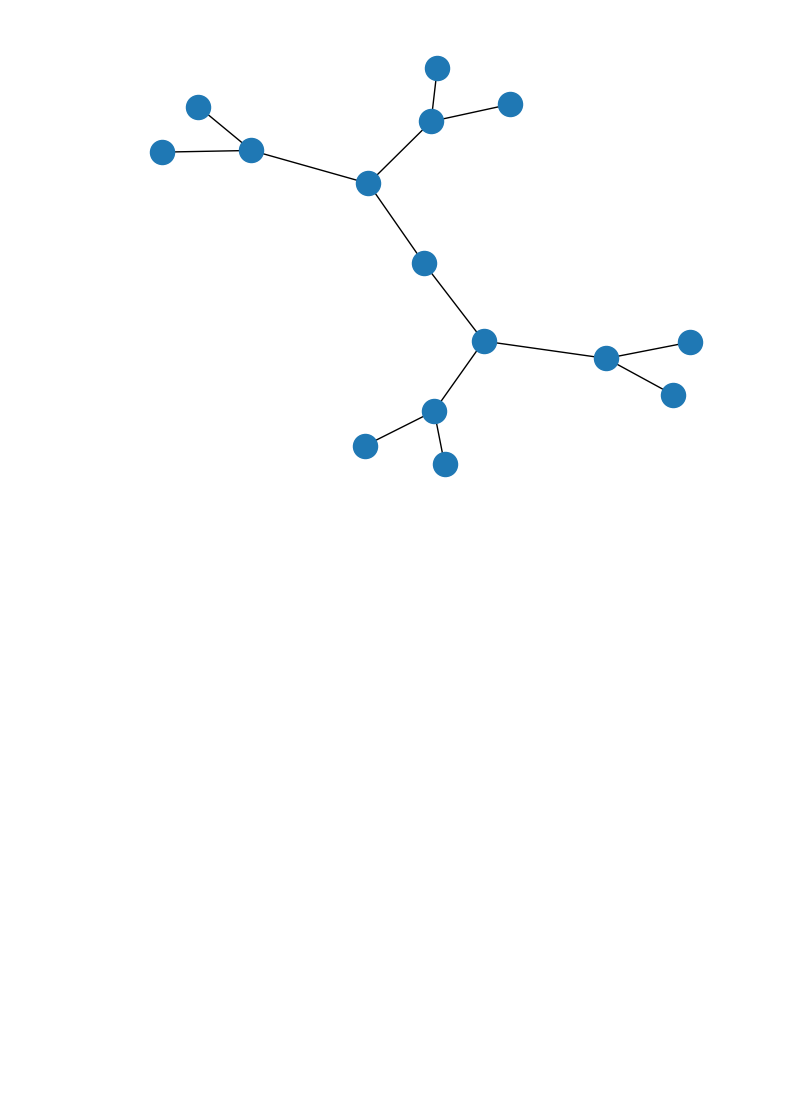
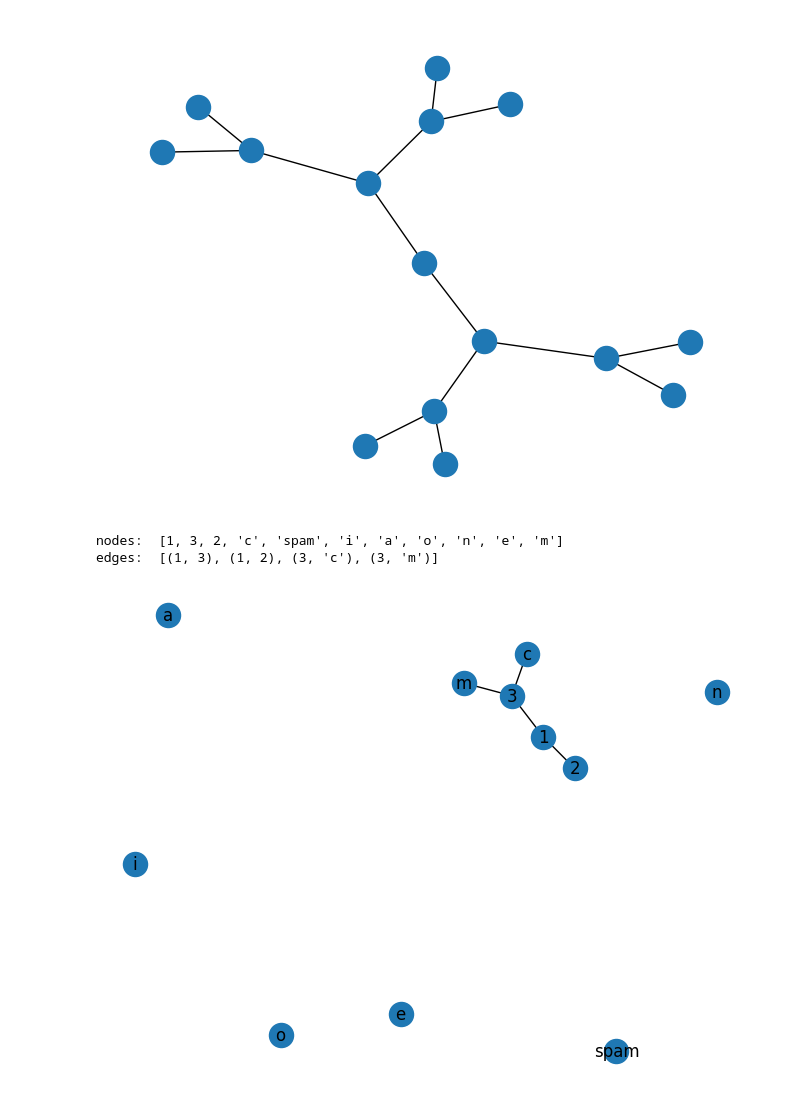
Before and after one commit to marielean/ChargingStations, a Jupyter notebook: prova.ipynb, the cells around one changed output. Saved outputs shown, nothing was run; the diff lists cells and outputs as text; code cells hidden in the pictures; blank space fills up the shorter version.

```diff
--- a/prova.ipynb
+++ b/prova.ipynb
@@ -62,3 +60,28 @@ G = nx.balanced_tree(2, 3)
 nx.draw(G)
 # %% [output]
 [figure]
+# %%
+'''
+PROVE DI FUNZIONI DI LIBRERIA:
+    - add_edges_from()
+    - add_edge()
+    - add_node()
+    - add_nodes_from()
+'''
+G = nx.Graph()
+
+G.add_edges_from([(1, 3), (1,2), (3, 'c')])
+G.add_node(1, time='5pm', location='home')
+G.add_edge(1, 2)
+G.add_node("spam")        # adds node "spam"
+G.add_nodes_from("ciaone")  # adds 4 nodes: 's', 'p', 'a', 'm'
+G.add_edge(3, 'm')
+
+nx.draw(G, with_labels=True)
+
+print("nodes: ", G.nodes())
+print("edges: ", G.edges())
+# %% [output]
+nodes:  [1, 3, 2, 'c', 'spam', 'i', 'a', 'o', 'n', 'e', 'm']
+edges:  [(1, 3), (1, 2), (3, 'c'), (3, 'm')]
+[figure, added]
```
Also changed, not shown: parts of 1 cell of this notebook, 1 other file.
